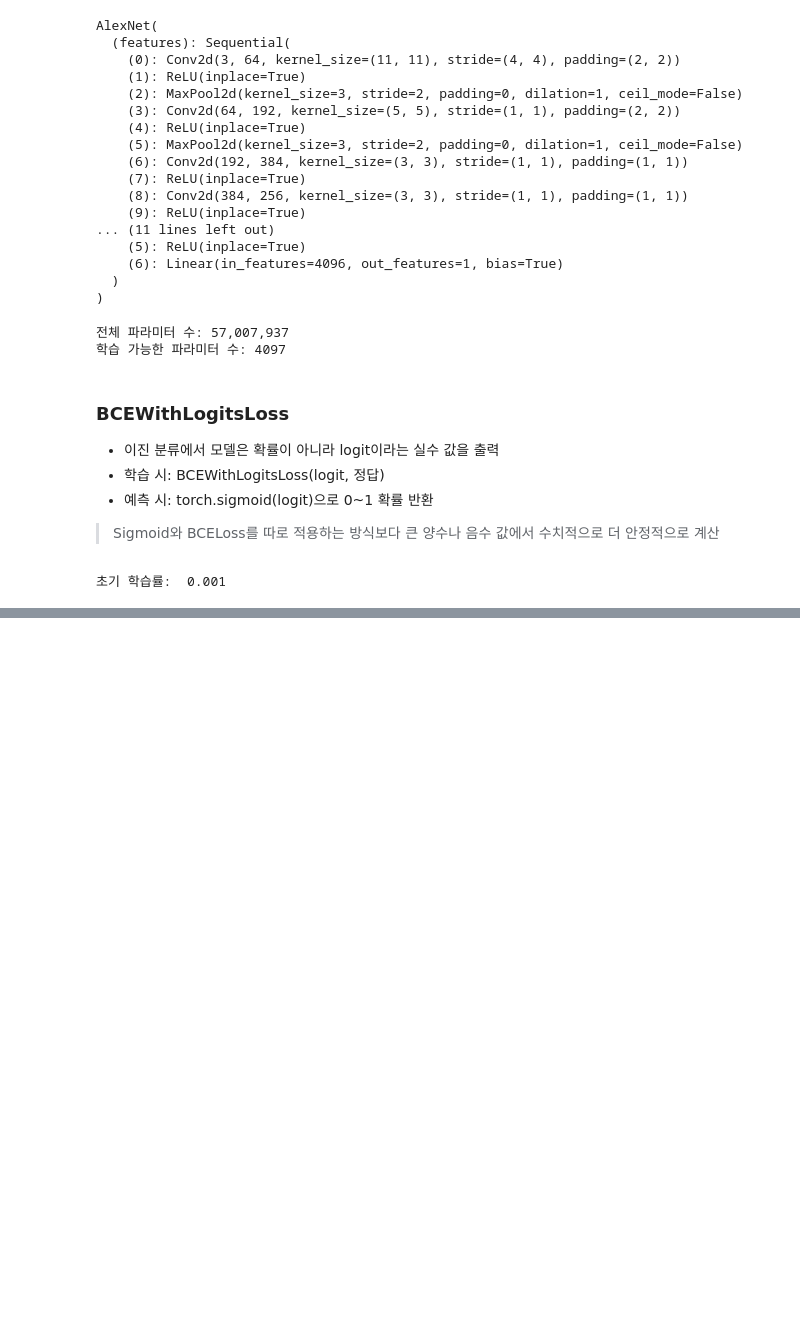
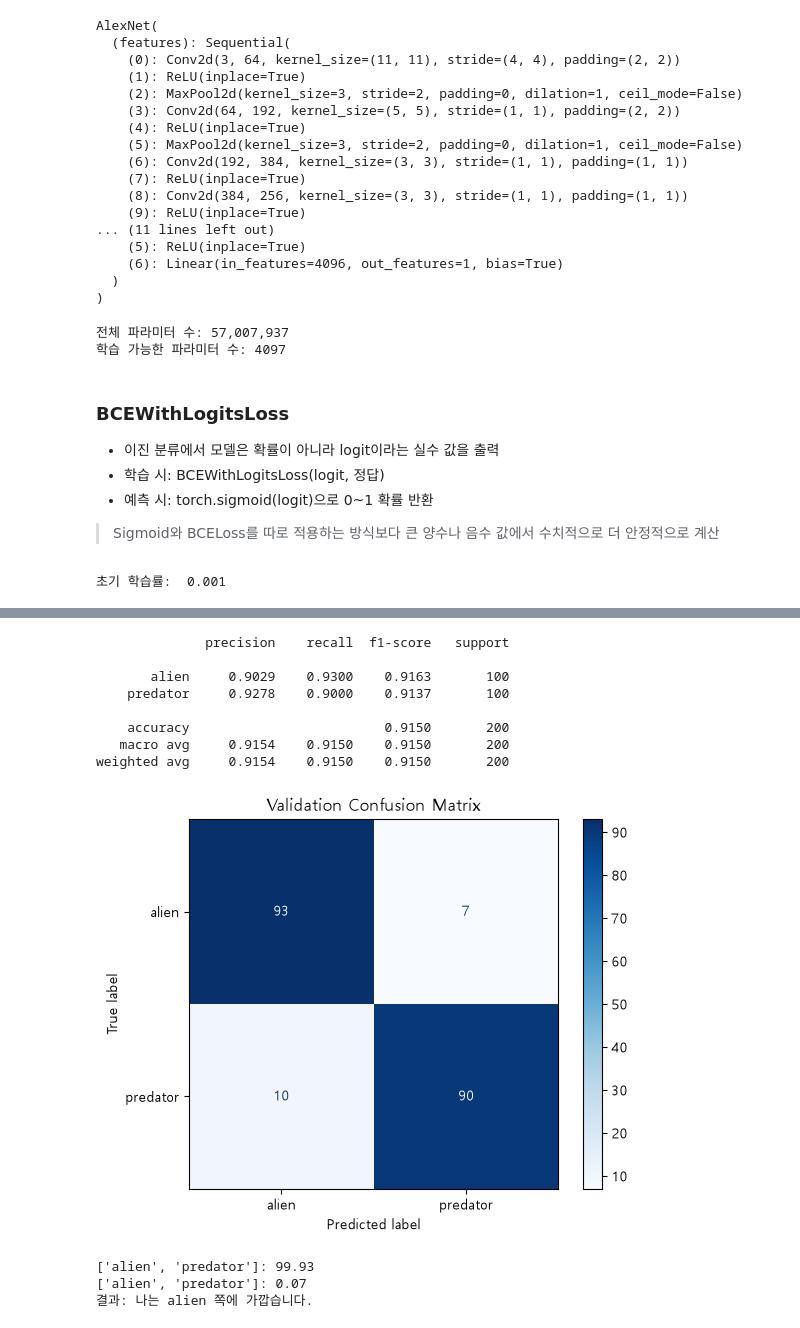
Before and after one commit to harwoon/10_ML_DL, a Jupyter notebook: 14_에이리언 vs 프레데터.ipynb, the cells around one changed output, grey strips where cells are left out. Drawn from its saved outputs; the diff is of its cells as text; code cells hidden in the pictures; blank space fills up the shorter version.

```diff
--- a/14_에이리언 vs 프레데터.ipynb
+++ b/14_에이리언 vs 프레데터.ipynb
@@ -281,0 +443,30 @@ def run_epoch(model, loader, criterion, device, optimizer=None):
+# %%
+all_labels = []
+all_predictions = []
+
+model.eval()
+with torch.inference_mode():
+    for images, labels in dataloaders['validation']:
+        images = images.to(DEVICE, non_blocking=PIN_MEMORY)
+        logits = model(images)
+        probabilities = torch.sigmoid(logits).squeeze(1)
+        predictions = (probabilities >= 0.5).long().cpu()
+        all_labels.extend(labels.tolist())
+        all_predictions.extend(predictions.tolist())
+
+print(classification_report(all_labels,all_predictions,target_names=class_names,digits=4,zero_division=0))
+
+ConfusionMatrixDisplay.from_predictions(all_labels, all_predictions, display_labels=class_names, cmap="Blues")
+
+plt.title("Validation Confusion Matrix")
+plt.show()
+# %% [output]
+              precision    recall  f1-score   support
+
+       alien     0.9029    0.9300    0.9163       100
+    predator     0.9278    0.9000    0.9137       100
+
+    accuracy                         0.9150       200
+   macro avg     0.9154    0.9150    0.9150       200
+weighted avg     0.9154    0.9150    0.9150       200
+[figure, added]
@@ -281,0 +483,9 @@ def run_epoch(model, loader, criterion, device, optimizer=None):
+# %%
+for class_name, probability in probabilities.items():
+    print(f'{class_names}: {probability * 100:.2f}')
+
+print(f'결과: 나는 {predicted_class} 쪽에 가깝습니다.')
+# %% [output]
+['alien', 'predator']: 99.93
+['alien', 'predator']: 0.07
+결과: 나는 alien 쪽에 가깝습니다.
```
Also changed, not shown: parts of 17 cells of this notebook, 1 other file.
